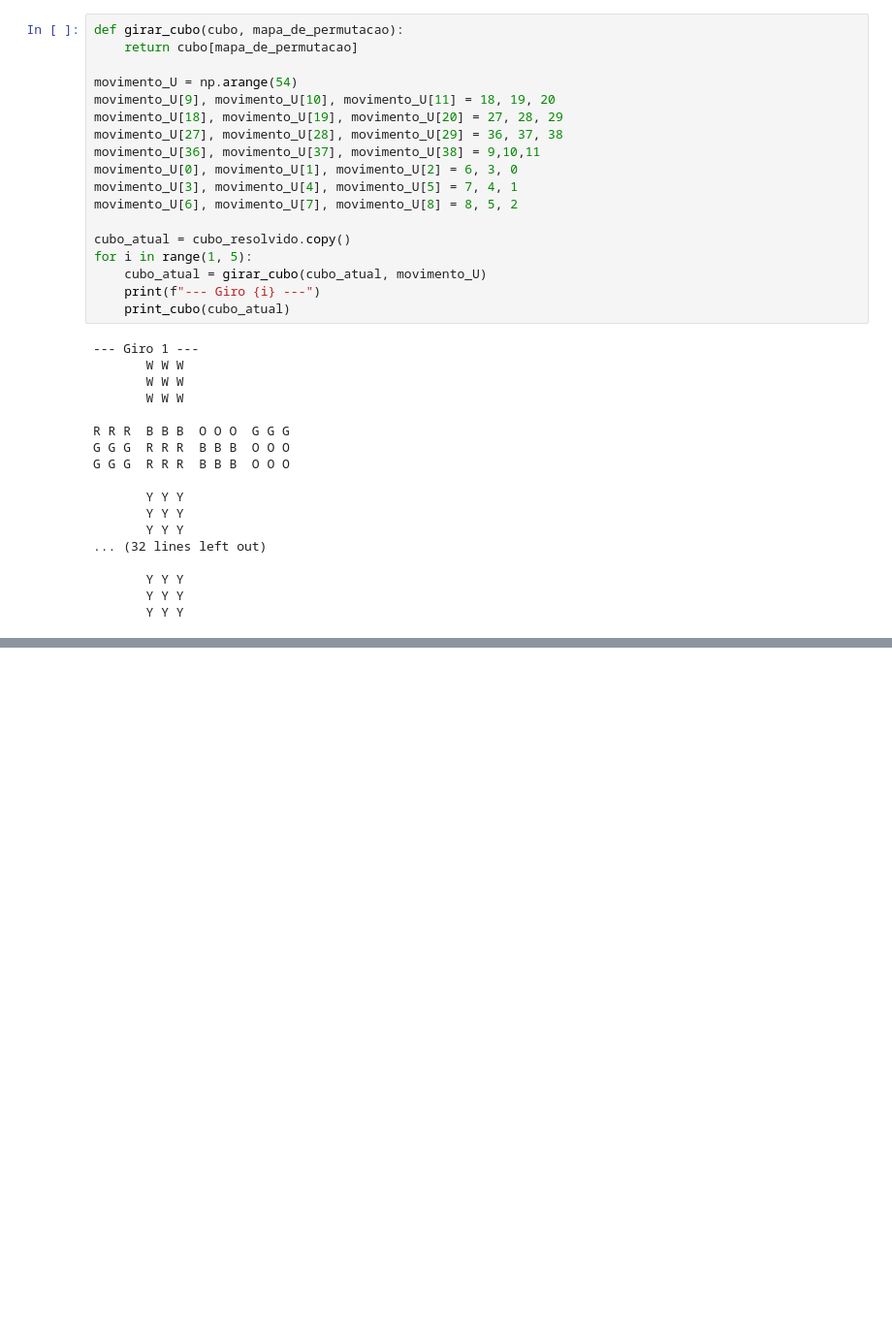
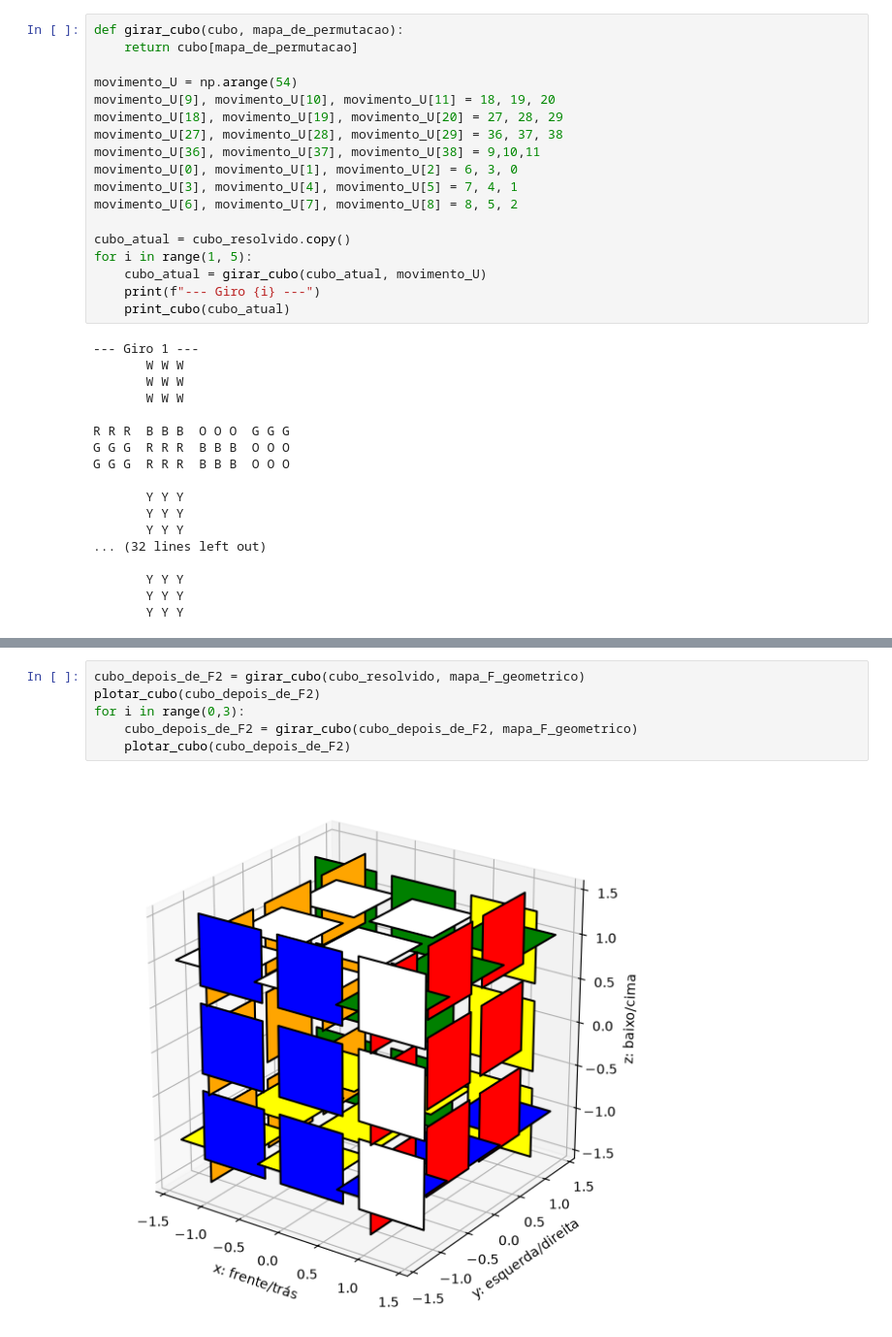
Before and after one commit to MatheusBorgesBS/Rubiks-Cube-Learning, a Jupyter notebook: rubikscube.ipynb, the cells around one changed output, grey strips where cells are left out. Shown at 97% size. Drawn from its saved outputs; the diff is of its cells as text; blank space fills up the shorter version.

```diff
--- a/rubikscube.ipynb
+++ b/rubikscube.ipynb
@@ -265,0 +382,8 @@ plotar_cubo(girar_cubo(cubo_resolvido, movimento_U))
+# %%
+cubo_depois_de_F2 = girar_cubo(cubo_resolvido, mapa_F_geometrico)
+plotar_cubo(cubo_depois_de_F2)
+for i in range(0,3):
+    cubo_depois_de_F2 = girar_cubo(cubo_depois_de_F2, mapa_F_geometrico)
+    plotar_cubo(cubo_depois_de_F2)
+# %% [output]
+[figure, added]
```
Also changed, not shown: parts of 8 cells of this notebook.
